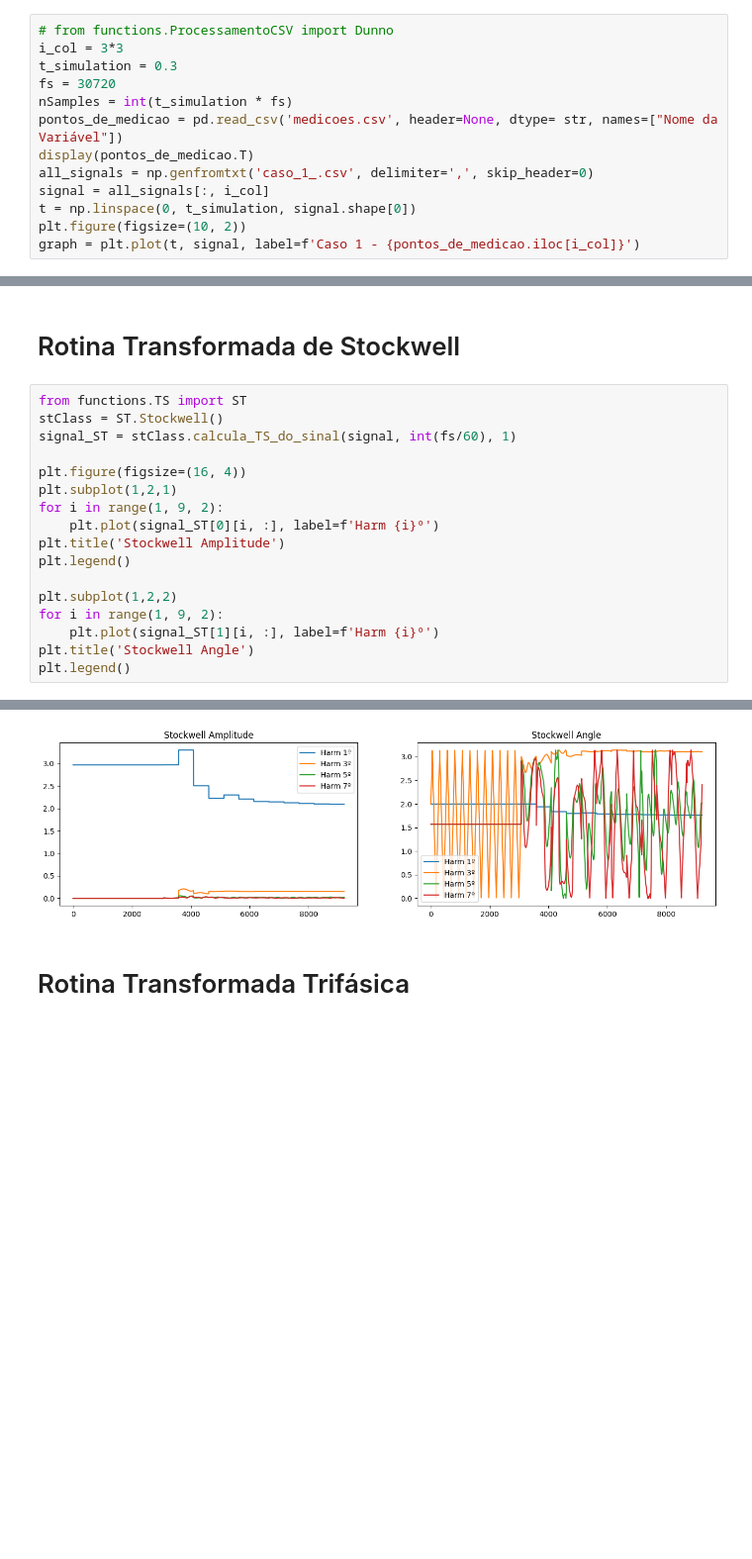
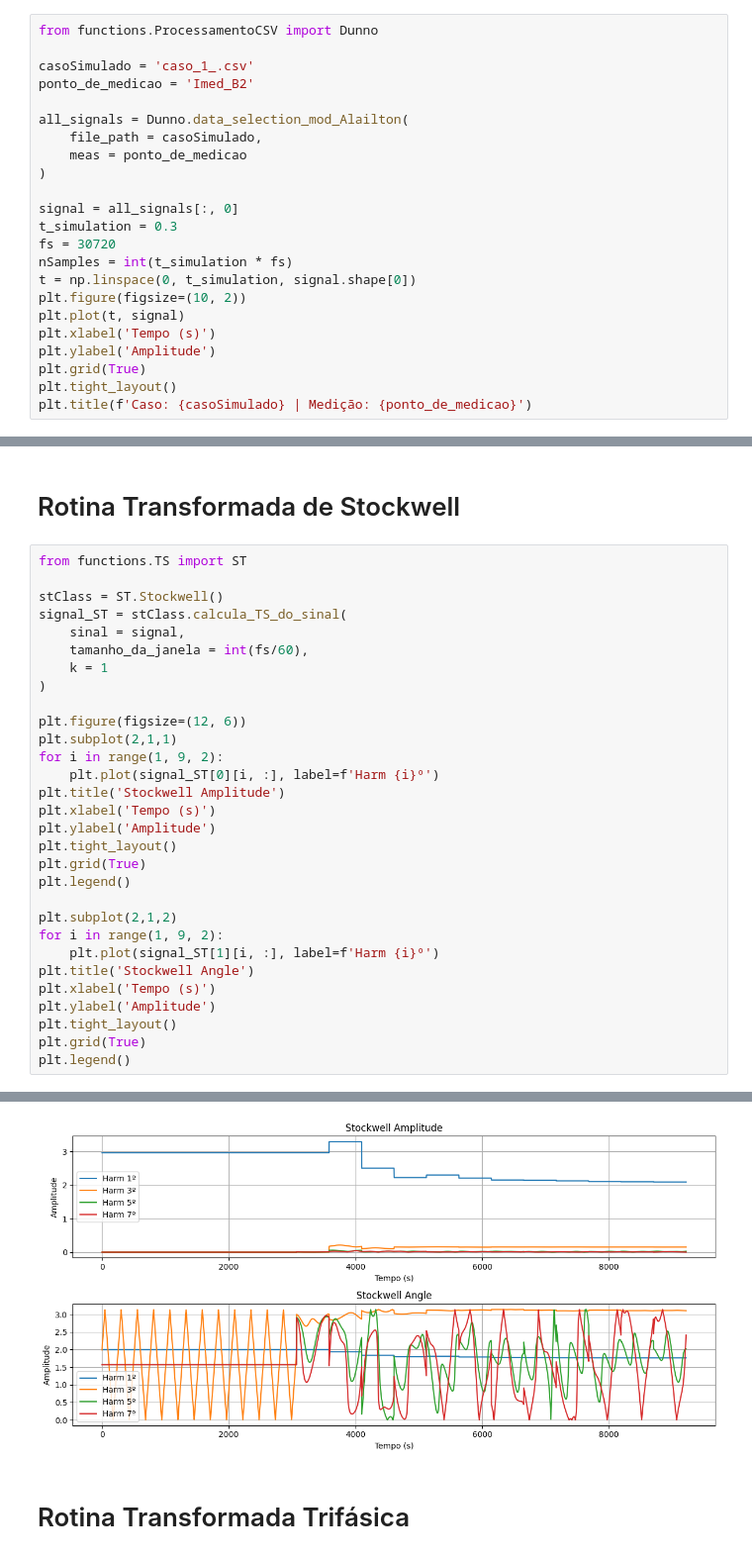
Before and after one commit to EESC-USP-FaultAI/preprocessing, a Jupyter notebook: Rotinas/main.ipynb, the cells around one changed output, grey strips where cells are left out. Shown: that part at 99% size. Drawn from its saved outputs; the diff is of its cells as text; blank space fills up the shorter version.

```diff
--- a/Rotinas/main.ipynb
+++ b/Rotinas/main.ipynb
@@ -4,16 +4,26 @@ sys.path.append(os.path.join(os.path.dirname(os.path.abspath(""))))
 # %% [markdown]
 # Dados da Simulação
 # %%
-# from functions.ProcessamentoCSV import Dunno
-i_col = 3*3
+from functions.ProcessamentoCSV import Dunno
+
+casoSimulado = 'caso_1_.csv'
+ponto_de_medicao = 'Imed_B2'
+
+all_signals = Dunno.data_selection_mod_Alailton(
+    file_path = casoSimulado,
+    meas = ponto_de_medicao
+)
+
+signal = all_signals[:, 0]
 t_simulation = 0.3
 fs = 30720
 nSamples = int(t_simulation * fs)
-pontos_de_medicao = pd.read_csv('medicoes.csv', header=None, dtype= str, names=["Nome da Variável"])
-display(pontos_de_medicao.T)
-all_signals = np.genfromtxt('caso_1_.csv', delimiter=',', skip_header=0)
-signal = all_signals[:, i_col]
 t = np.linspace(0, t_simulation, signal.shape[0])
 plt.figure(figsize=(10, 2))
-graph = plt.plot(t, signal, label=f'Caso 1 - {pontos_de_medicao.iloc[i_col]}')
+plt.plot(t, signal)
+plt.xlabel('Tempo (s)')
+plt.ylabel('Amplitude')
+plt.grid(True)
+plt.tight_layout()
+plt.title(f'Caso: {casoSimulado} | Medição: {ponto_de_medicao}')
 # %% [output]
@@ -74,24 +119,37 @@ Text(0.5, 1.0, 'cD')
 # Rotina Transformada de Stockwell
 # %%
 from functions.TS import ST
+
 stClass = ST.Stockwell()
-signal_ST = stClass.calcula_TS_do_sinal(signal, int(fs/60), 1)
+signal_ST = stClass.calcula_TS_do_sinal(
+    sinal = signal,
+    tamanho_da_janela = int(fs/60),
+    k = 1
+)
 
-plt.figure(figsize=(16, 4))
-plt.subplot(1,2,1)
+plt.figure(figsize=(12, 6))
+plt.subplot(2,1,1)
 for i in range(1, 9, 2):
     plt.plot(signal_ST[0][i, :], label=f'Harm {i}º')
 plt.title('Stockwell Amplitude')
+plt.xlabel('Tempo (s)')
+plt.ylabel('Amplitude')
+plt.tight_layout()
+plt.grid(True)
 plt.legend()
 
-plt.subplot(1,2,2)
+plt.subplot(2,1,2)
 for i in range(1, 9, 2):
     plt.plot(signal_ST[1][i, :], label=f'Harm {i}º')
 plt.title('Stockwell Angle')
+plt.xlabel('Tempo (s)')
+plt.ylabel('Amplitude')
+plt.tight_layout()
+plt.grid(True)
 plt.legend()
 # %% [output]
 <matplotlib.legend.Legend at 0x...>
-[figure, old version]
+[figure, new version]
 # %% [markdown]
 # Rotina Transformada Trifásica
 # %%
```
Also changed, not shown: parts of 6 cells of this notebook, 9 other files.
